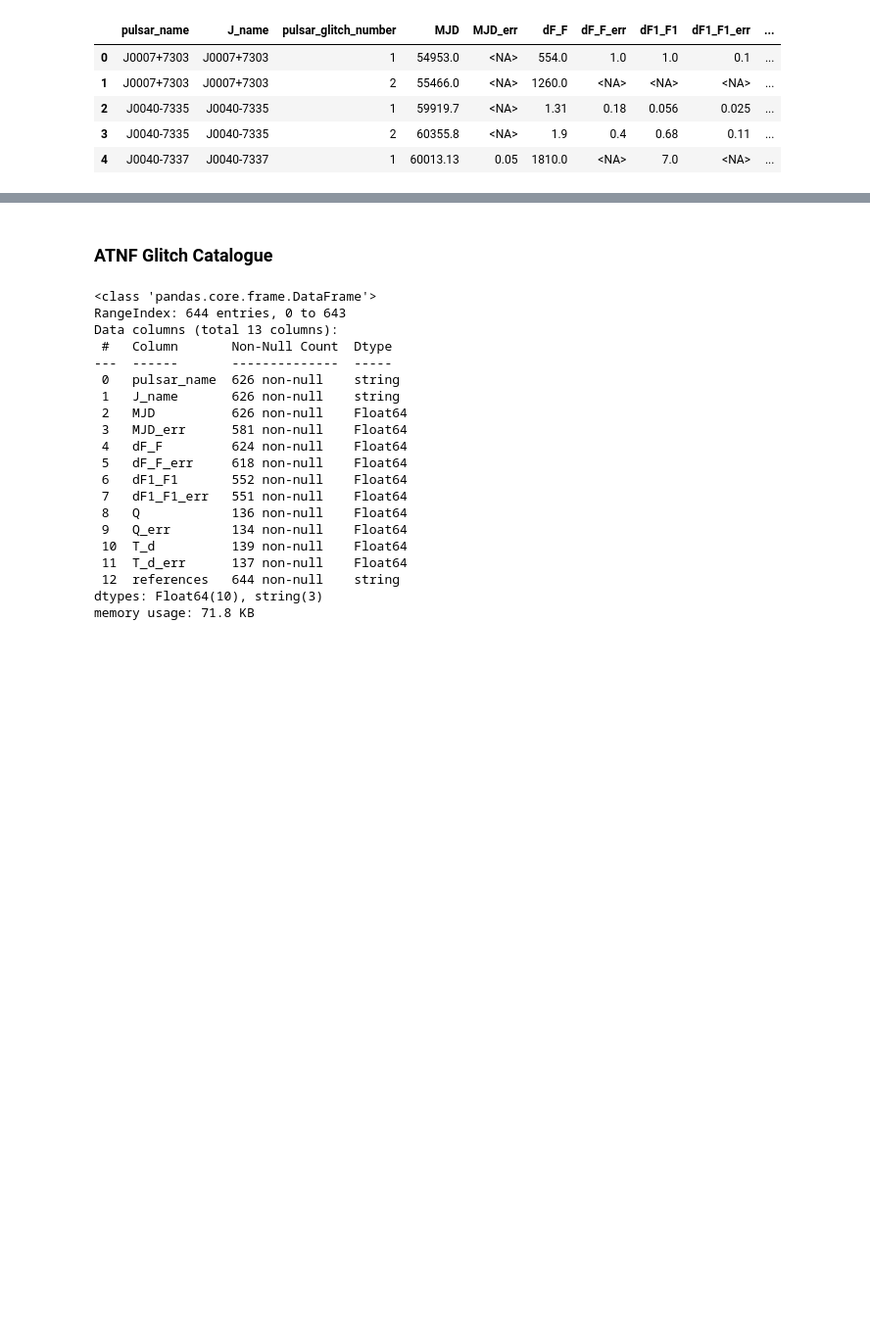
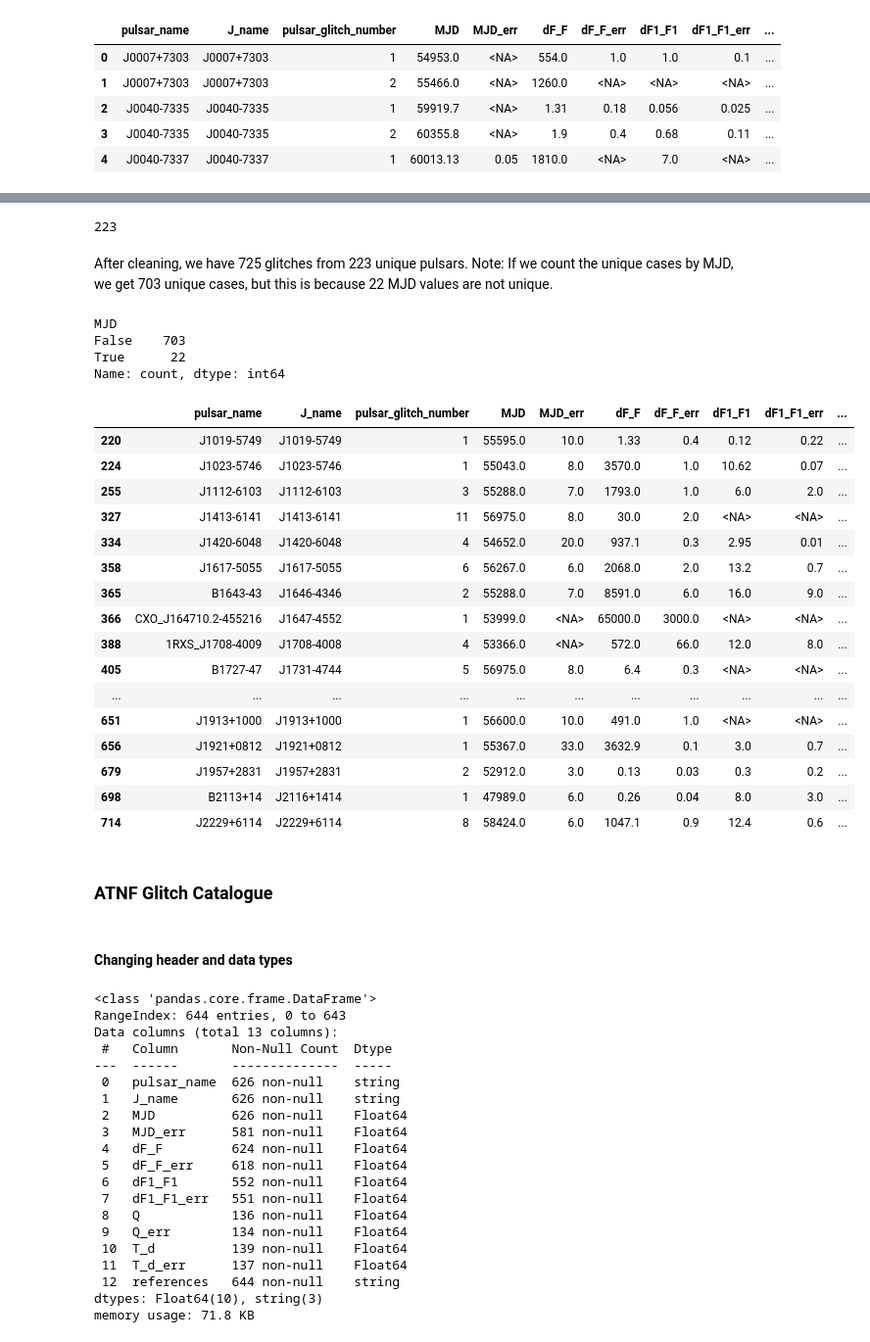
Before and after one commit to garvinyim/glitch_tools, a Jupyter notebook: analysis.ipynb, the cells around one changed output, grey strips where cells are left out. Shown at 98% size. Drawn from its saved outputs; the diff is of its cells as text; code cells hidden in the pictures; blank space fills up the shorter version.

```diff
--- a/analysis.ipynb
+++ b/analysis.ipynb
@@ -317,5 +341,40 @@ df_glitch_JBCA.head()
+# %%
+df_glitch_JBCA['J_name'].nunique()
+# %% [output]
+223
+# %% [markdown]
+After cleaning, we have 725 glitches from 223 unique pulsars. Note: If we count the unique cases by MJD, we get 703 unique cases, but this is because 22 MJD values are not unique.
+# %%
+df_glitch_JBCA['MJD'].duplicated().value_counts()
+# %% [output]
+MJD
+False    703
+True      22
+Name: count, dtype: int64
+# %%
+df_glitch_JBCA[df_glitch_JBCA['MJD'].duplicated()]
+# %% [output]
+|  | pulsar_name | J_name | pulsar_glitch_number | MJD | MJD_err | dF_F | dF_F_err | dF1_F1 | dF1_F1_err | ... |
+| 220 | J1019-5749 | J1019-5749 | 1 | 55595.0 | 10.0 | 1.33 | 0.4 | 0.12 | 0.22 | ... |
+| 224 | J1023-5746 | J1023-5746 | 1 | 55043.0 | 8.0 | 3570.0 | 1.0 | 10.62 | 0.07 | ... |
+| 255 | J1112-6103 | J1112-6103 | 3 | 55288.0 | 7.0 | 1793.0 | 1.0 | 6.0 | 2.0 | ... |
+| 327 | J1413-6141 | J1413-6141 | 11 | 56975.0 | 8.0 | 30.0 | 2.0 | <NA> | <NA> | ... |
+| 334 | J1420-6048 | J1420-6048 | 4 | 54652.0 | 20.0 | 937.1 | 0.3 | 2.95 | 0.01 | ... |
+| 358 | J1617-5055 | J1617-5055 | 6 | 56267.0 | 6.0 | 2068.0 | 2.0 | 13.2 | 0.7 | ... |
+| 365 | B1643-43 | J1646-4346 | 2 | 55288.0 | 7.0 | 8591.0 | 6.0 | 16.0 | 9.0 | ... |
+| 366 | CXO_J164710.2-455216 | J1647-4552 | 1 | 53999.0 | <NA> | 65000.0 | 3000.0 | <NA> | <NA> | ... |
+| 388 | 1RXS_J1708-4009 | J1708-4008 | 4 | 53366.0 | <NA> | 572.0 | 66.0 | 12.0 | 8.0 | ... |
+| 405 | B1727-47 | J1731-4744 | 5 | 56975.0 | 8.0 | 6.4 | 0.3 | <NA> | <NA> | ... |
+| ... | ... | ... | ... | ... | ... | ... | ... | ... | ... | ... |
+| 651 | J1913+1000 | J1913+1000 | 1 | 56600.0 | 10.0 | 491.0 | 1.0 | <NA> | <NA> | ... |
+| 656 | J1921+0812 | J1921+0812 | 1 | 55367.0 | 33.0 | 3632.9 | 0.1 | 3.0 | 0.7 | ... |
+| 679 | J1957+2831 | J1957+2831 | 2 | 52912.0 | 3.0 | 0.13 | 0.03 | 0.3 | 0.2 | ... |
+| 698 | B2113+14 | J2116+1414 | 1 | 47989.0 | 6.0 | 0.26 | 0.04 | 8.0 | 3.0 | ... |
+| 714 | J2229+6114 | J2229+6114 | 8 | 58424.0 | 6.0 | 1047.1 | 0.9 | 12.4 | 0.6 | ... |
 # %% [markdown]
 ### ATNF Glitch Catalogue
+# %% [markdown]
+#### Changing header and data types
 # %%
 # Changing all hyphens and asterisks into NaNs
 df_glitch_ATNF = df_glitch_ATNF.replace(['-', '*'], pd.NA)
```
Also changed, not shown: parts of 46 cells of this notebook.
